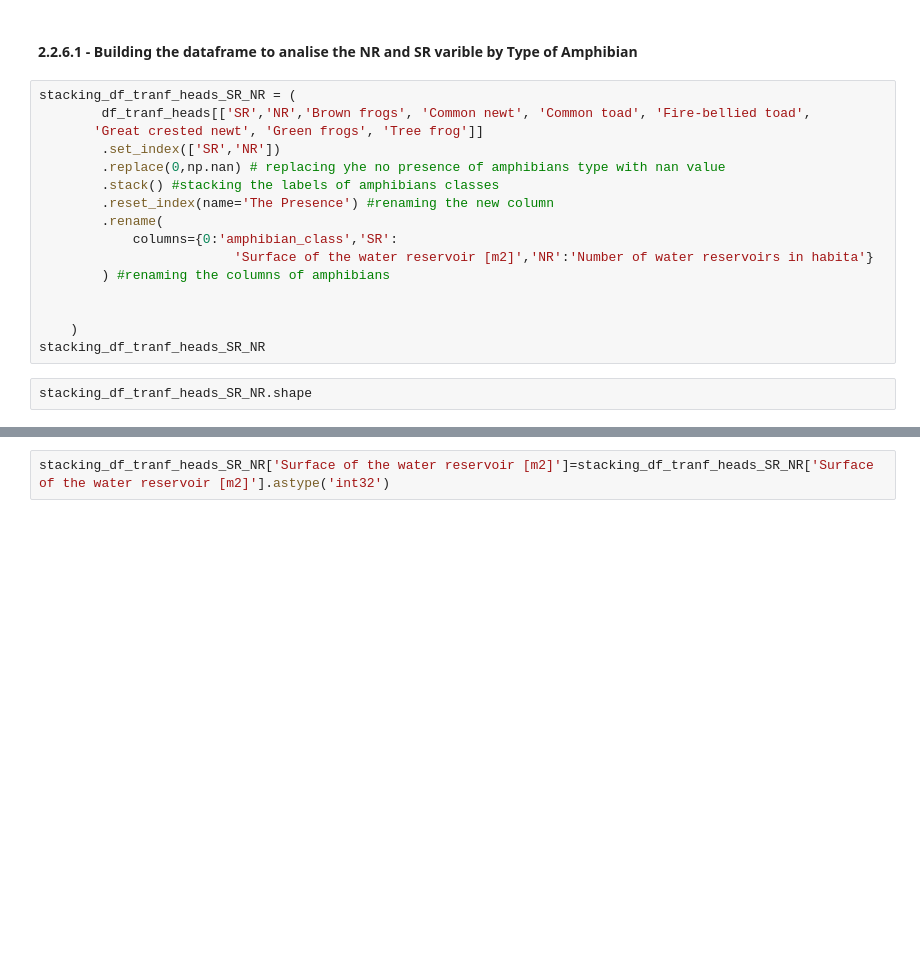
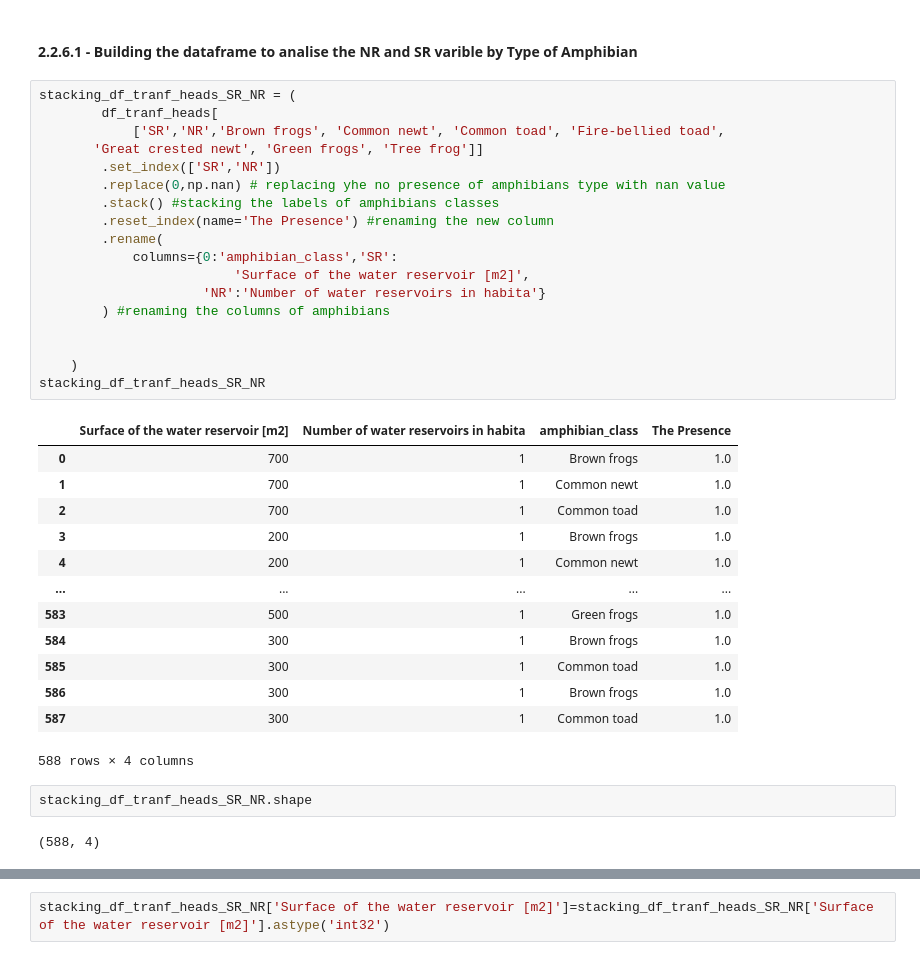
Before and after one commit to Renata-Thomazelli/amphibians, a Jupyter notebook: amphibians-Copy1.ipynb, the cells around one changed output, grey strips where cells are left out. Cells and saved outputs as stored; diff of their text form; blank space fills up the shorter version.

```diff
--- a/amphibians-Copy1.ipynb
+++ b/amphibians-Copy1.ipynb
@@ -1456,21 +1393,39 @@ new_nr_grouped['NR'].unique()
 #### 2.2.6.1 - Building the dataframe to analise the NR and SR varible by Type of Amphibian
 # %%
 stacking_df_tranf_heads_SR_NR = (
-        df_tranf_heads[['SR','NR','Brown frogs', 'Common newt', 'Common toad', 'Fire-bellied toad',
+        df_tranf_heads[
+            ['SR','NR','Brown frogs', 'Common newt', 'Common toad', 'Fire-bellied toad',
        'Great crested newt', 'Green frogs', 'Tree frog']]
         .set_index(['SR','NR'])
         .replace(0,np.nan) # replacing yhe no presence of amphibians type with nan value
         .stack() #stacking the labels of amphibians classes
         .reset_index(name='The Presence') #renaming the new column
         .rename(
             columns={0:'amphibian_class','SR':
-                         'Surface of the water reservoir [m2]','NR':'Number of water reservoirs in habita'}
+                         'Surface of the water reservoir [m2]',
+                     'NR':'Number of water reservoirs in habita'}
         ) #renaming the columns of amphibians
 
 
     )
 stacking_df_tranf_heads_SR_NR
+# %% [output]
+|  | Surface of the water reservoir [m2] | Number of water reservoirs in habita | amphibian_class | The Presence |
+| 0 | 700 | 1 | Brown frogs | 1.0 |
+| 1 | 700 | 1 | Common newt | 1.0 |
+| 2 | 700 | 1 | Common toad | 1.0 |
+| 3 | 200 | 1 | Brown frogs | 1.0 |
+| 4 | 200 | 1 | Common newt | 1.0 |
+| ... | ... | ... | ... | ... |
+| 583 | 500 | 1 | Green frogs | 1.0 |
+| 584 | 300 | 1 | Brown frogs | 1.0 |
+| 585 | 300 | 1 | Common toad | 1.0 |
+| 586 | 300 | 1 | Brown frogs | 1.0 |
+| 587 | 300 | 1 | Common toad | 1.0 |
+588 rows × 4 columns
 # %%
 stacking_df_tranf_heads_SR_NR.shape
+# %% [output]
+(588, 4)
 # %%
 stacking_df_tranf_heads_SR_NR.info()
```
Also changed, not shown: parts of 11 cells of this notebook, 3 other files.
